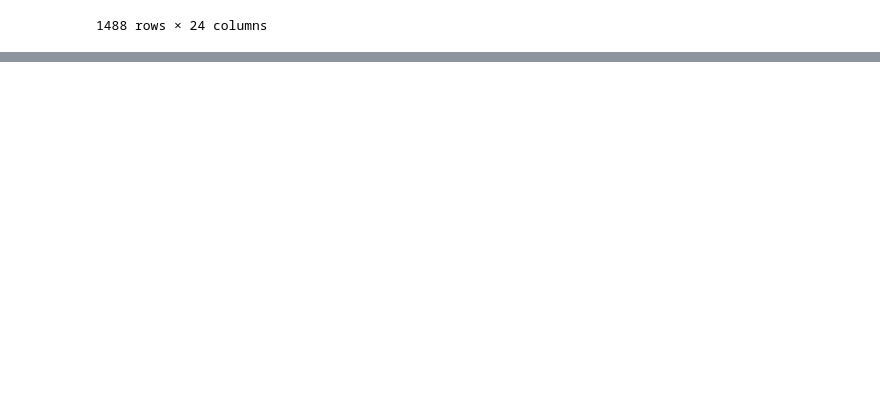
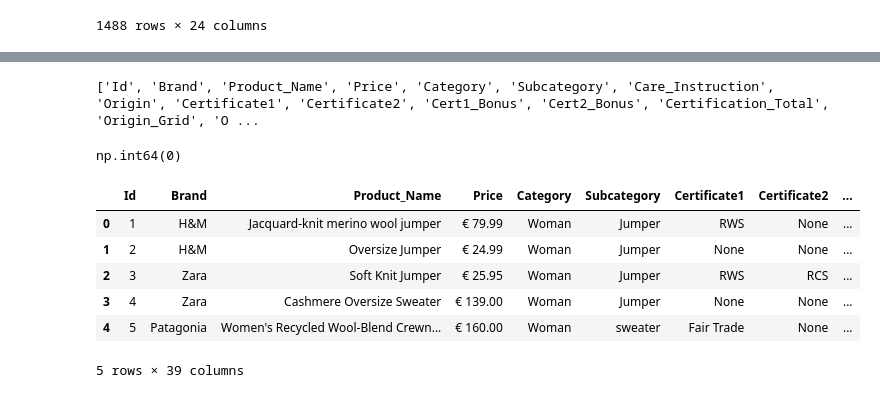
Before and after one commit to tass-gb/Quantifying-sustainability-in-fashion-, a Jupyter notebook: Data.ipynb, the cells around one changed output, grey strips where cells are left out. Drawn from its saved outputs; the diff is of its cells as text; code cells hidden in the pictures; blank space fills up the shorter version.

```diff
--- a/Data.ipynb
+++ b/Data.ipynb
@@ -485,0 +607,61 @@ Final Score=100−Normalized Impact
+# %%
+# checking columns
+print(df_product_ml.columns.tolist())
+# %% [output]
+['Id', 'Brand', 'Product_Name', 'Price', 'Category', 'Subcategory', 'Care_Instruction', 'Origin', 'Certificate1', 'Certificate2', 'Cert1_Bonus', 'Cert2_Bonus', 'Certification_Total', 'Origin_Grid', 'O ...
+# %%
+# delete Cert1_bonus and 2 because i have total bonus
+df_product_ml = df_product_ml.drop(columns=["Cert1_Bonus", "Cert2_Bonus"], errors="ignore")
+# %%
+# reorder columns
+ordered_cols = [
+    "Id", "Brand", "Product_Name", "Price",
+    "Category", "Subcategory",
+
+
+    # Certifications
+    "Certificate1", "Certificate2", "Certification_Total",
+
+    # Origin impacts
+    "Origin","Origin_Grid", "Origin_Transport", "Origin_Manufacturing",
+
+    # Care impacts
+    "Care_Instruction","Care_CO2", "Care_Energy", "Care_Water",
+
+    # Weighted material impacts
+    "Weighted_CO2", "Weighted_Water", "Weighted_Energy", "Weighted_Chemical",
+]
+
+# Add material columns (alphabetical)
+material_cols_sorted = sorted([col for col in df_product_ml.columns if col.startswith("Mat_")])
+
+# Combine all
+final_cols = ordered_cols + material_cols_sorted
+
+# Reorder the dataframe
+df_product_ml = df_product_ml[final_cols]
+# %%
+# change none for nan
+
+df_product_ml["Certificate1"] = df_product_ml["Certificate1"].replace(
+    ["None", "none", "N/A", "n/a", "", " ", "No certification"], np.nan
+)
+
+df_product_ml["Certificate2"] = df_product_ml["Certificate2"].replace(
+    ["None", "none", "N/A", "n/a", "", " ", "No certification"], np.nan
+)
+# %%
+# check duplicate
+df_product_ml["Id"].duplicated().sum()
+# %% [output]
+np.int64(0)
+# %%
+df_product_ml.head()
+# %% [output]
+|  | Id | Brand | Product_Name | Price | Category | Subcategory | Certificate1 | Certificate2 | ... |
+| 0 | 1 | H&M | Jacquard-knit merino wool jumper | € 79.99 | Woman | Jumper | RWS | None | ... |
+| 1 | 2 | H&M | Oversize Jumper | € 24.99 | Woman | Jumper | None | None | ... |
+| 2 | 3 | Zara | Soft Knit Jumper | € 25.95 | Woman | Jumper | RWS | RCS | ... |
+| 3 | 4 | Zara | Cashmere Oversize Sweater | € 139.00 | Woman | Jumper | None | None | ... |
+| 4 | 5 | Patagonia | Women's Recycled Wool-Blend Crewn... | € 160.00 | Woman | sweater | Fair Trade | None | ... |
+5 rows × 39 columns
```
Also changed, not shown: parts of 11 cells of this notebook, 2 other files.
